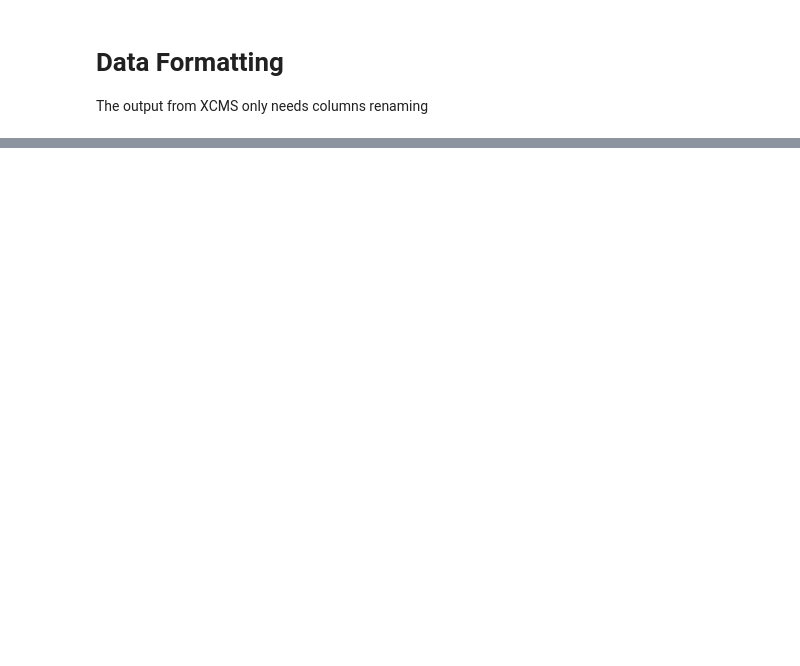
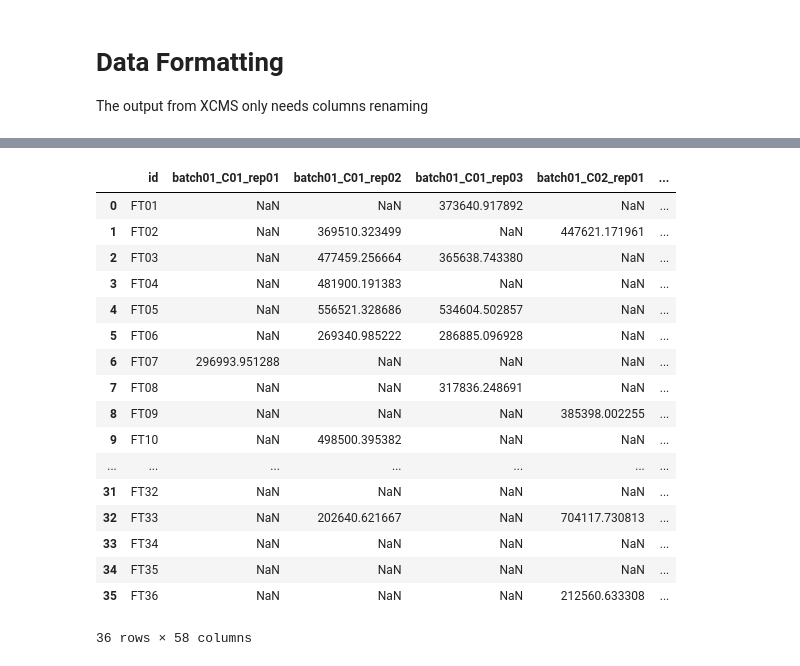
Before and after one commit to adam-grove/Final-year-project-AG, a Jupyter notebook: XCMS/XCMS Formatter.ipynb, the cells around one changed output, grey strips where cells are left out. Drawn from its saved outputs; the diff is of its cells as text; code cells hidden in the pictures; blank space fills up the shorter version.

```diff
--- a/XCMS/XCMS Formatter.ipynb
+++ b/XCMS/XCMS Formatter.ipynb
@@ -101,0 +59,42 @@ df
+# %%
+pattern = r"Combined_batch(\d+)_(S|B|C|QC)(\d+)_rep(\d+)_(\d+)\.mzML$"
+
+def rename_matching_columns(df, pattern):
+    def replace_func(matchobj):
+        batch_num = matchobj.group(1)
+        qc_type = matchobj.group(2)  # This will capture "S", "B", or "QC"
+        qc_num = matchobj.group(3)
+        rep_num = matchobj.group(4)
+
+        return f"batch{batch_num}_{qc_type}{qc_num}_rep{rep_num}"
+
+    cols = [col for col in df.columns if re.search(pattern, col)]
+    renamed_cols = [re.sub(pattern, replace_func, col) for col in cols]
+    return df.rename(columns=dict(zip(cols, renamed_cols)))
+
+df = rename_matching_columns(df,pattern)
+df = df.rename(columns={"Unnamed: 0": "id"})
+
+df.to_csv("XCMS_Feature_Matrix.csv", index=False)
+
+
+df
+# %% [output]
+|  | id | batch01_C01_rep01 | batch01_C01_rep02 | batch01_C01_rep03 | batch01_C02_rep01 | ... |
+| 0 | FT01 | NaN | NaN | 373640.917892 | NaN | ... |
+| 1 | FT02 | NaN | 369510.323499 | NaN | 447621.171961 | ... |
+| 2 | FT03 | NaN | 477459.256664 | 365638.743380 | NaN | ... |
+| 3 | FT04 | NaN | 481900.191383 | NaN | NaN | ... |
+| 4 | FT05 | NaN | 556521.328686 | 534604.502857 | NaN | ... |
+| 5 | FT06 | NaN | 269340.985222 | 286885.096928 | NaN | ... |
+| 6 | FT07 | 296993.951288 | NaN | NaN | NaN | ... |
+| 7 | FT08 | NaN | NaN | 317836.248691 | NaN | ... |
+| 8 | FT09 | NaN | NaN | NaN | 385398.002255 | ... |
+| 9 | FT10 | NaN | 498500.395382 | NaN | NaN | ... |
+| ... | ... | ... | ... | ... | ... | ... |
+| 31 | FT32 | NaN | NaN | NaN | NaN | ... |
+| 32 | FT33 | NaN | 202640.621667 | NaN | 704117.730813 | ... |
+| 33 | FT34 | NaN | NaN | NaN | NaN | ... |
+| 34 | FT35 | NaN | NaN | NaN | NaN | ... |
+| 35 | FT36 | NaN | NaN | NaN | 212560.633308 | ... |
+36 rows × 58 columns
```
Also changed, not shown: parts of 3 cells of this notebook, 1 other file.
